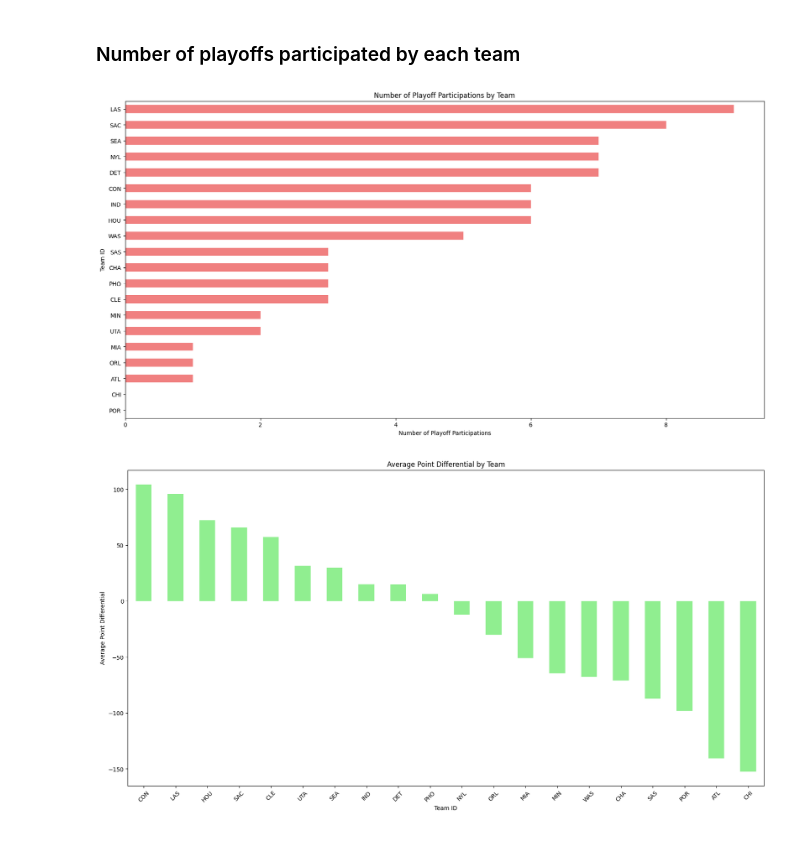
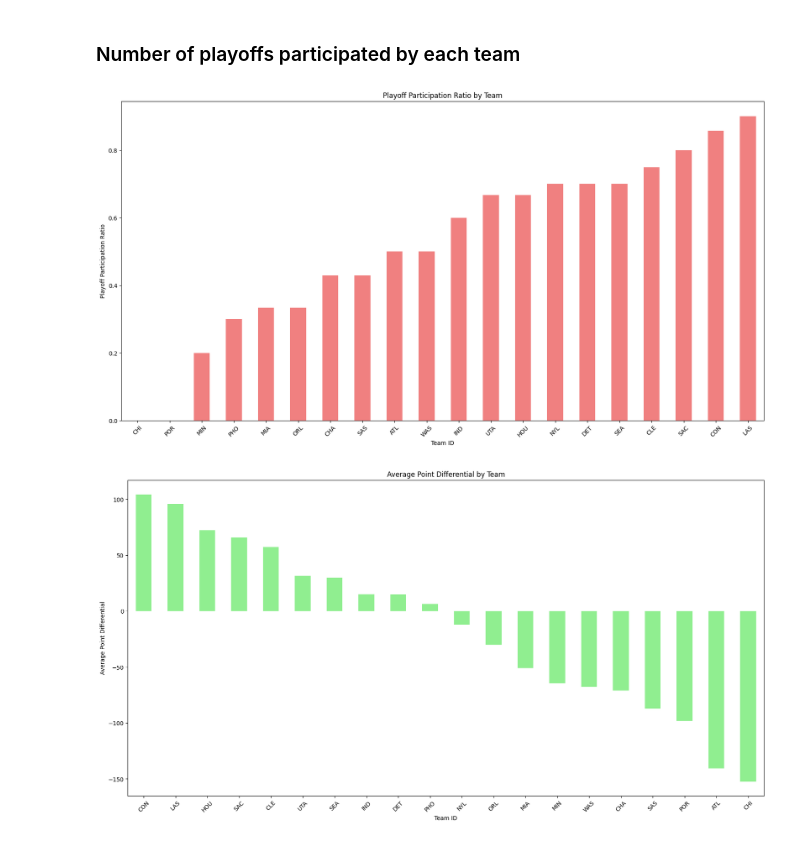
Before and after one commit to JoaoPadrao/AC-Project, a Jupyter notebook: exploring.ipynb, the cells around one changed output. Saved outputs shown, nothing was run; the diff lists cells and outputs as text; code cells hidden in the pictures.

```diff
--- a/exploring.ipynb
+++ b/exploring.ipynb
@@ -94,16 +105,23 @@ correlation_matrix(teams)
 # %% [markdown]
 ### Number of playoffs participated by each team
 # %%
-### Number of playoffs participated by each team
 playoff_participations = teams.groupby('tmID')['playoff'].sum()
-playoff_participations = playoff_participations.sort_values(ascending=True)
-playoff_participations.plot(kind='barh', figsize=(20, 10), color='lightcoral')
-plt.title('Number of Playoff Participations by Team')
-plt.xlabel('Number of Playoff Participations')
-plt.ylabel('Team ID')
+
+seasons_played = teams.groupby('tmID')['GP'].count()
+
+playoff_ratio = playoff_participations / seasons_played
+
+playoff_ratio = playoff_ratio.sort_values(ascending=True)
+
+playoff_ratio.plot(kind='bar', figsize=(20, 10), color='lightcoral')
+
+plt.title('Playoff Participation Ratio by Team')
+plt.xlabel('Team ID')
+plt.ylabel('Playoff Participation Ratio')
+plt.xticks(rotation=45)
 plt.show()
 # %% [output]
-[figure, old version]
+[figure, new version]
 # %%
 teams['point_diff'] = teams['o_pts'] - teams['d_pts']
 teams_diff = teams.groupby('tmID')['point_diff'].mean().sort_values(ascending=False)
```
Also changed, not shown: parts of 7 cells of this notebook, 7 other files.
